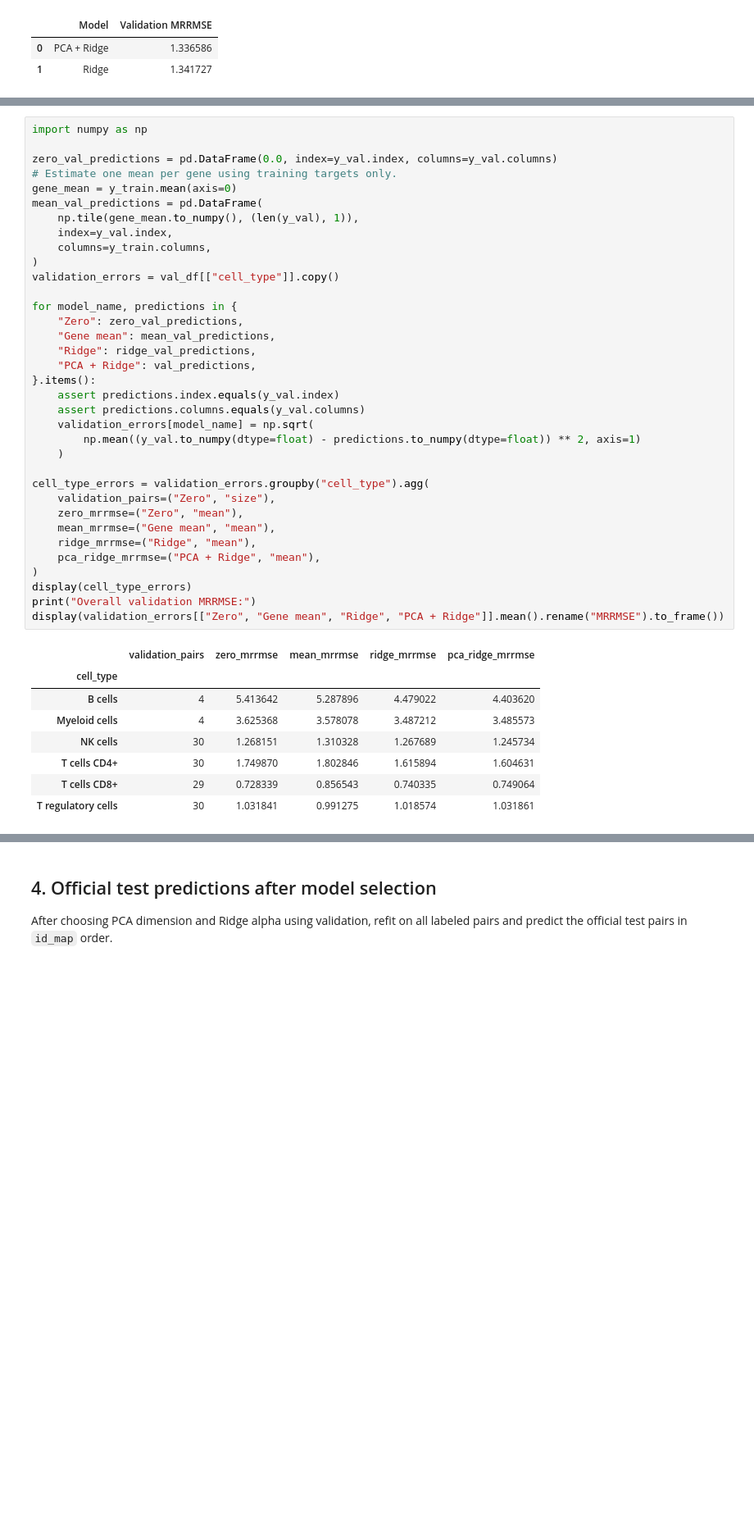
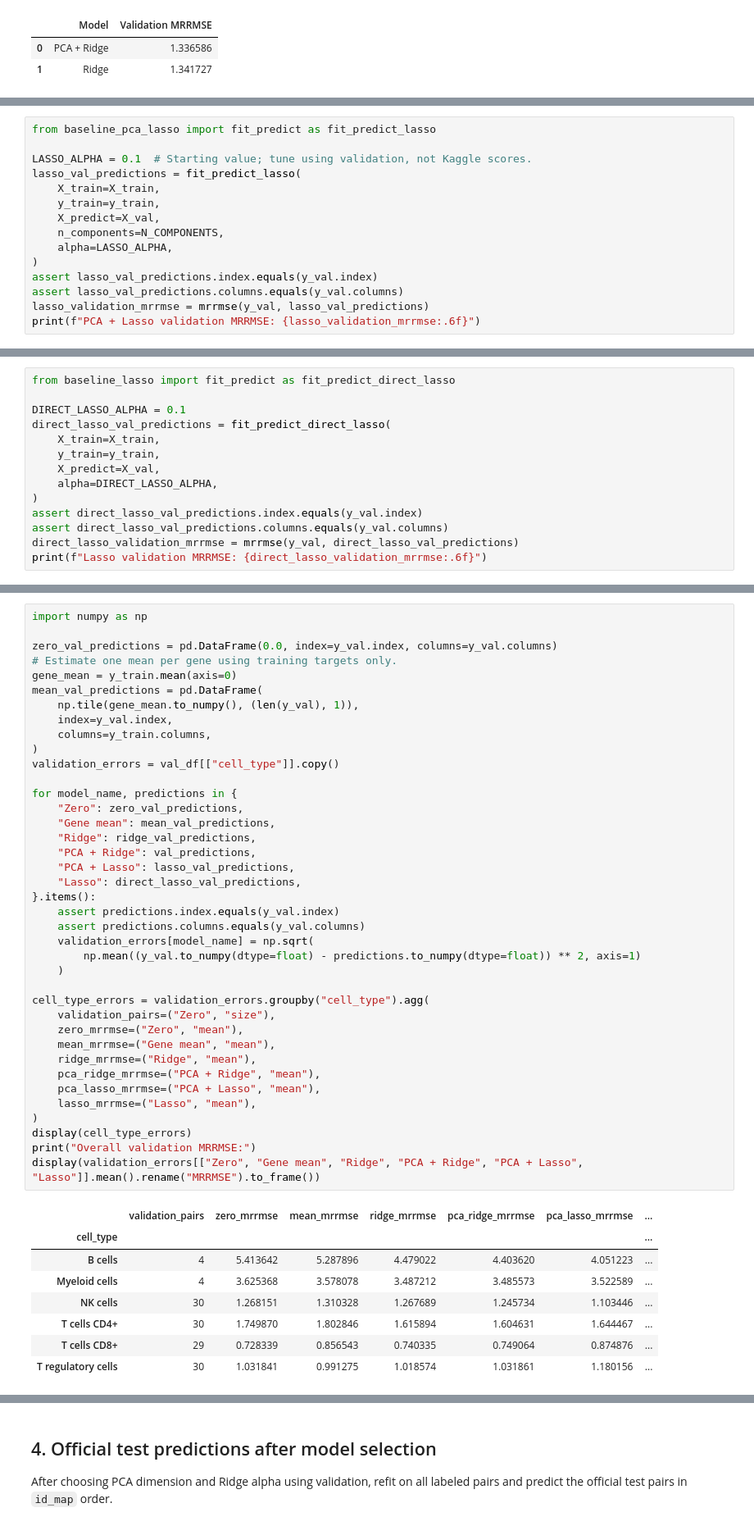
Before and after one commit to hallenfan222/Biomedical-Data-Design, a Jupyter notebook: Singlecell_perturbations/Model_workflow.ipynb, the cells around one changed output, grey strips where cells are left out. Shown at 82% size. Saved outputs shown, nothing was run; the diff lists cells and outputs as text; blank space fills up the shorter version.

Commit message:
lasso added

```diff
--- a/Singlecell_perturbations/Model_workflow.ipynb
+++ b/Singlecell_perturbations/Model_workflow.ipynb
@@ -186,0 +191,15 @@ Ridge validation MRRMSE: 1.341727
+# %%
+from baseline_pca_lasso import fit_predict as fit_predict_lasso
+
+LASSO_ALPHA = 0.1  # Starting value; tune using validation, not Kaggle scores.
+lasso_val_predictions = fit_predict_lasso(
+    X_train=X_train,
+    y_train=y_train,
+    X_predict=X_val,
+    n_components=N_COMPONENTS,
+    alpha=LASSO_ALPHA,
+)
+assert lasso_val_predictions.index.equals(y_val.index)
+assert lasso_val_predictions.columns.equals(y_val.columns)
+lasso_validation_mrrmse = mrrmse(y_val, lasso_val_predictions)
+print(f"PCA + Lasso validation MRRMSE: {lasso_validation_mrrmse:.6f}")
@@ -186,0 +212,14 @@ Ridge validation MRRMSE: 1.341727
+# %%
+from baseline_lasso import fit_predict as fit_predict_direct_lasso
+
+DIRECT_LASSO_ALPHA = 0.1
+direct_lasso_val_predictions = fit_predict_direct_lasso(
+    X_train=X_train,
+    y_train=y_train,
+    X_predict=X_val,
+    alpha=DIRECT_LASSO_ALPHA,
+)
+assert direct_lasso_val_predictions.index.equals(y_val.index)
+assert direct_lasso_val_predictions.columns.equals(y_val.columns)
+direct_lasso_validation_mrrmse = mrrmse(y_val, direct_lasso_val_predictions)
+print(f"Lasso validation MRRMSE: {direct_lasso_validation_mrrmse:.6f}")
@@ -198,42 +239,46 @@ zero_val_predictions = pd.DataFrame(0.0, index=y_val.index, columns=y_val.column
 gene_mean = y_train.mean(axis=0)
 mean_val_predictions = pd.DataFrame(
     np.tile(gene_mean.to_numpy(), (len(y_val), 1)),
     index=y_val.index,
     columns=y_train.columns,
 )
 validation_errors = val_df[["cell_type"]].copy()
 
 for model_name, predictions in {
     "Zero": zero_val_predictions,
     "Gene mean": mean_val_predictions,
     "Ridge": ridge_val_predictions,
     "PCA + Ridge": val_predictions,
+    "PCA + Lasso": lasso_val_predictions,
+    "Lasso": direct_lasso_val_predictions,
 }.items():
     assert predictions.index.equals(y_val.index)
     assert predictions.columns.equals(y_val.columns)
     validation_errors[model_name] = np.sqrt(
         np.mean((y_val.to_numpy(dtype=float) - predictions.to_numpy(dtype=float)) ** 2, axis=1)
     )
 
 cell_type_errors = validation_errors.groupby("cell_type").agg(
     validation_pairs=("Zero", "size"),
     zero_mrrmse=("Zero", "mean"),
     mean_mrrmse=("Gene mean", "mean"),
     ridge_mrrmse=("Ridge", "mean"),
     pca_ridge_mrrmse=("PCA + Ridge", "mean"),
+    pca_lasso_mrrmse=("PCA + Lasso", "mean"),
+    lasso_mrrmse=("Lasso", "mean"),
 )
 display(cell_type_errors)
 print("Overall validation MRRMSE:")
-display(validation_errors[["Zero", "Gene mean", "Ridge", "PCA + Ridge"]].mean().rename("MRRMSE").to_frame())
+display(validation_errors[["Zero", "Gene mean", "Ridge", "PCA + Ridge", "PCA + Lasso", "Lasso"]].mean().rename("MRRMSE").to_frame())
 # %% [output]
-|  | validation_pairs | zero_mrrmse | mean_mrrmse | ridge_mrrmse | pca_ridge_mrrmse |
-| cell_type |  |  |  |  |  |
-| B cells | 4 | 5.413642 | 5.287896 | 4.479022 | 4.403620 |
-| Myeloid cells | 4 | 3.625368 | 3.578078 | 3.487212 | 3.485573 |
-| NK cells | 30 | 1.268151 | 1.310328 | 1.267689 | 1.245734 |
-| T cells CD4+ | 30 | 1.749870 | 1.802846 | 1.615894 | 1.604631 |
-| T cells CD8+ | 29 | 0.728339 | 0.856543 | 0.740335 | 0.749064 |
-| T regulatory cells | 30 | 1.031841 | 0.991275 | 1.018574 | 1.031861 |
+|  | validation_pairs | zero_mrrmse | mean_mrrmse | ridge_mrrmse | pca_ridge_mrrmse | pca_lasso_mrrmse | ... |
+| cell_type |  |  |  |  |  |  | ... |
+| B cells | 4 | 5.413642 | 5.287896 | 4.479022 | 4.403620 | 4.051223 | ... |
+| Myeloid cells | 4 | 3.625368 | 3.578078 | 3.487212 | 3.485573 | 3.522589 | ... |
+| NK cells | 30 | 1.268151 | 1.310328 | 1.267689 | 1.245734 | 1.103446 | ... |
+| T cells CD4+ | 30 | 1.749870 | 1.802846 | 1.615894 | 1.604631 | 1.644467 | ... |
+| T cells CD8+ | 29 | 0.728339 | 0.856543 | 0.740335 | 0.749064 | 0.874876 | ... |
+| T regulatory cells | 30 | 1.031841 | 0.991275 | 1.018574 | 1.031861 | 1.180156 | ... |
 Overall validation MRRMSE:
 |  | MRRMSE |
 | Zero | 1.407667 |
```
Also changed, not shown: parts of 8 cells of this notebook, 2 other files.
